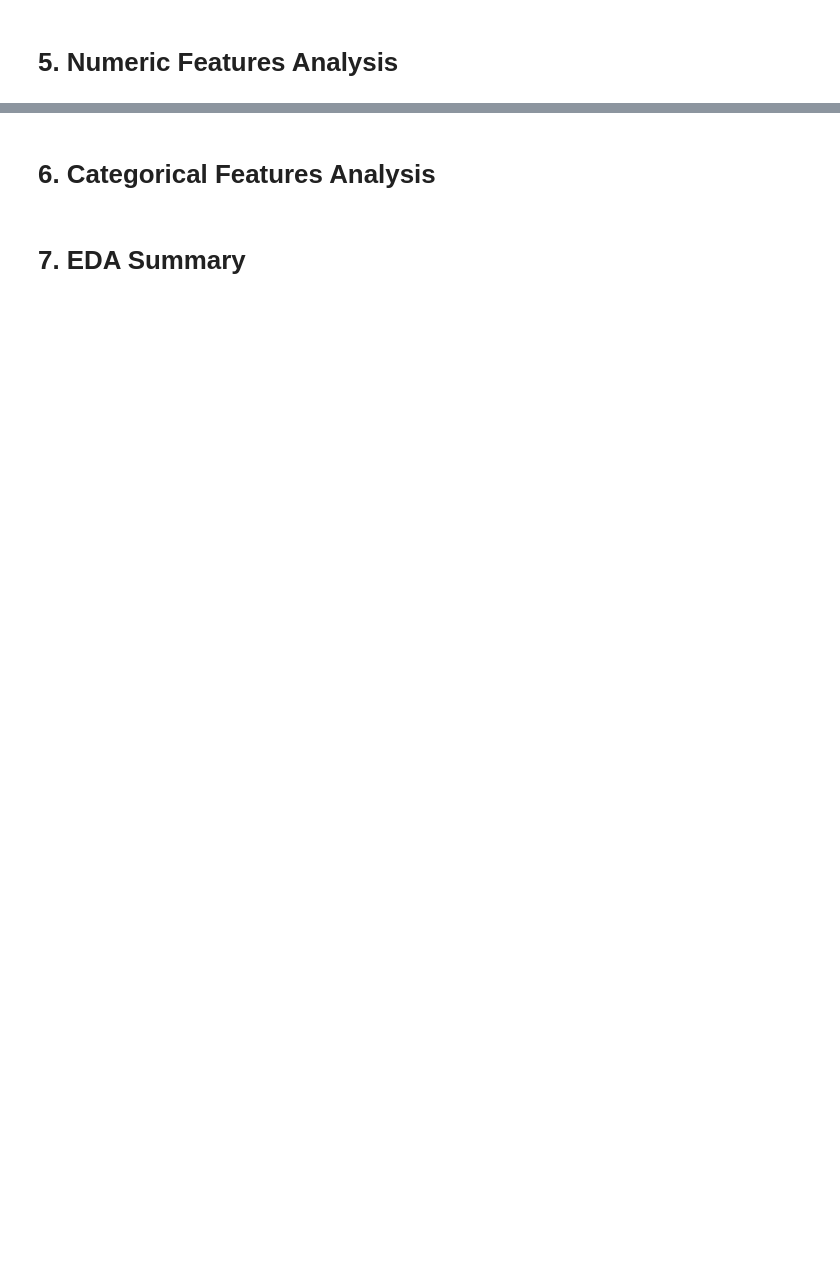
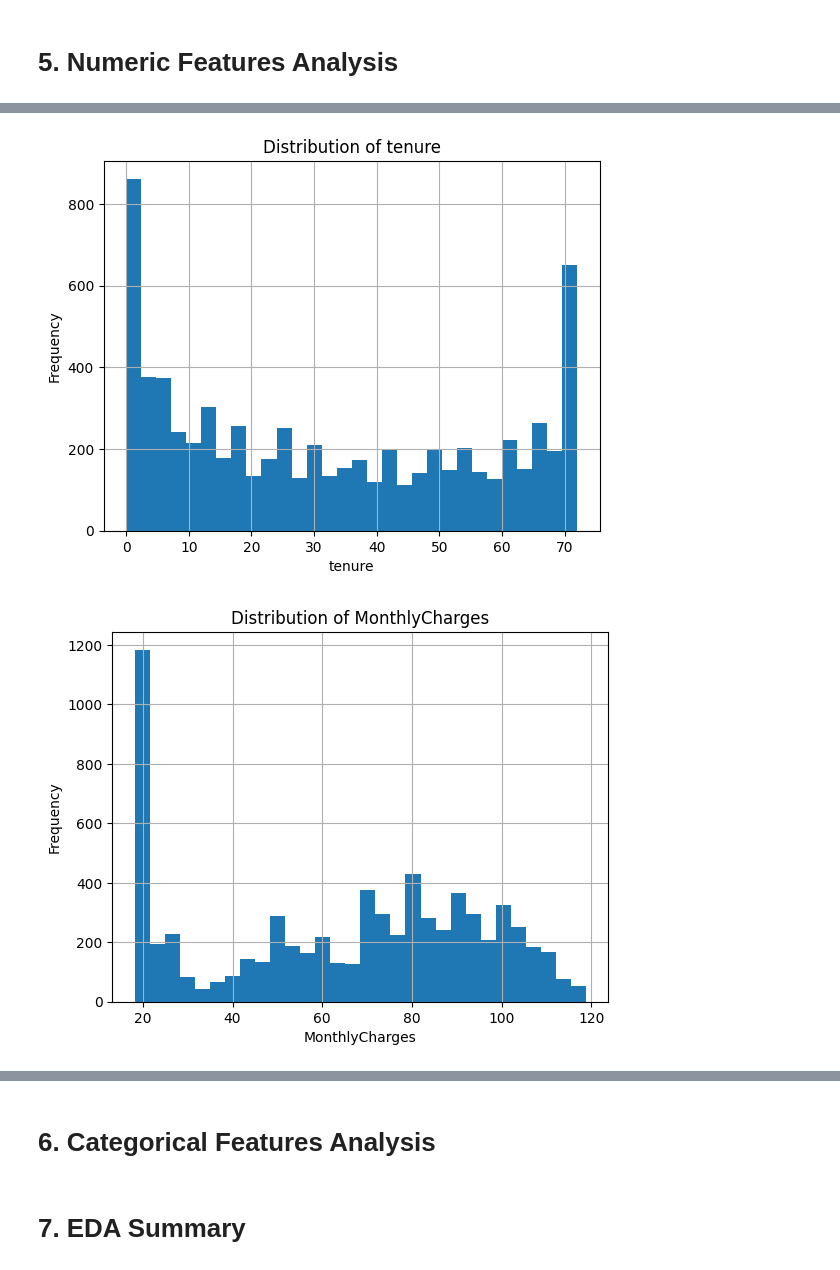
Before and after one commit to nnovajulian08/customer-churn-prediction, a Jupyter notebook: notebooks/01_eda.ipynb, the cells around one changed output, grey strips where cells are left out. Drawn from its saved outputs; the diff is of its cells as text; code cells hidden in the pictures; blank space fills up the shorter version.

```diff
--- a/notebooks/01_eda.ipynb
+++ b/notebooks/01_eda.ipynb
@@ -40,0 +124,4 @@ df.head(), df.shape
+# %%
+numeric_cols = ["tenure", "MonthlyCharges", "TotalCharges"]
+
+df[numeric_cols].describe()
@@ -40,0 +138,10 @@ df.head(), df.shape
+# %%
+for col in numeric_cols:
+    df[col].hist(bins=30)
+    plt.title(f"Distribution of {col}")
+    plt.xlabel(col)
+    plt.ylabel("Frequency")
+    plt.show()
+# %% [output]
+[figure, added]
+[figure, added]
```
Also changed, not shown: parts of 11 cells of this notebook, 1 other file.
